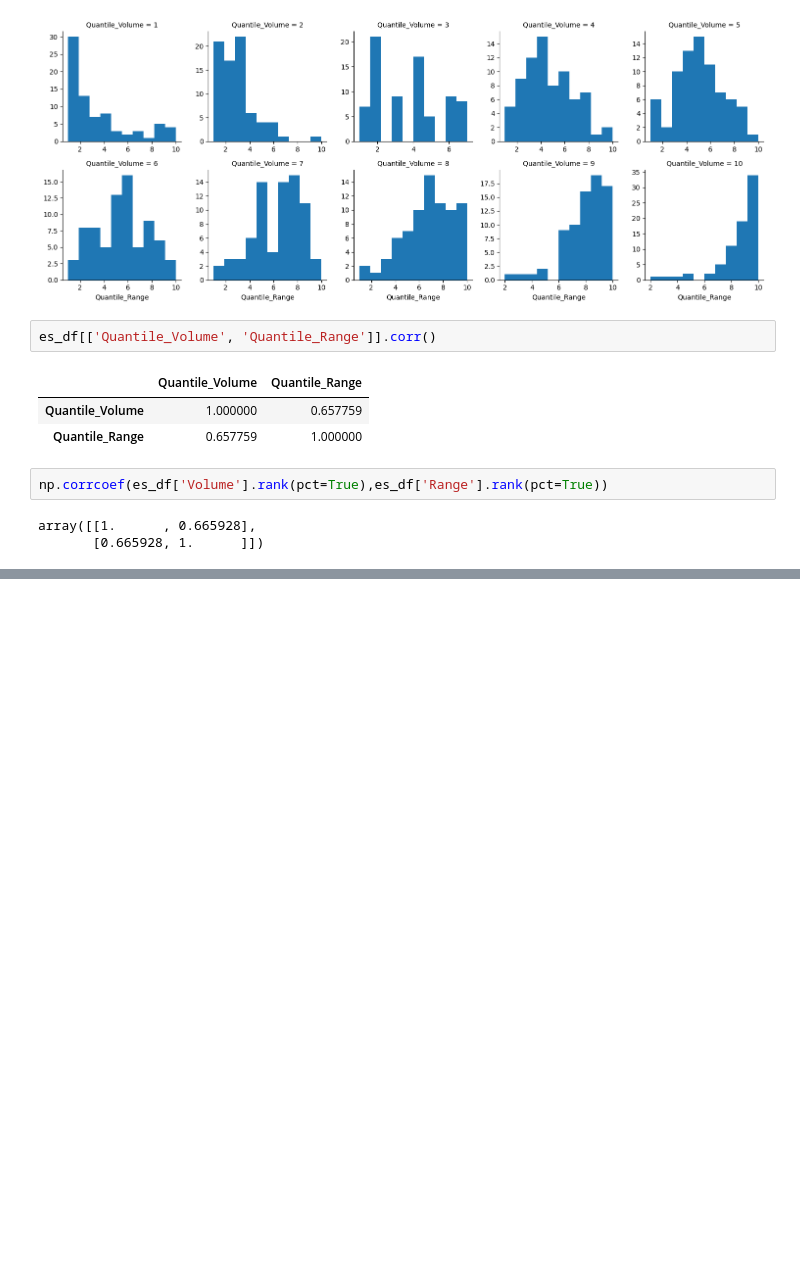
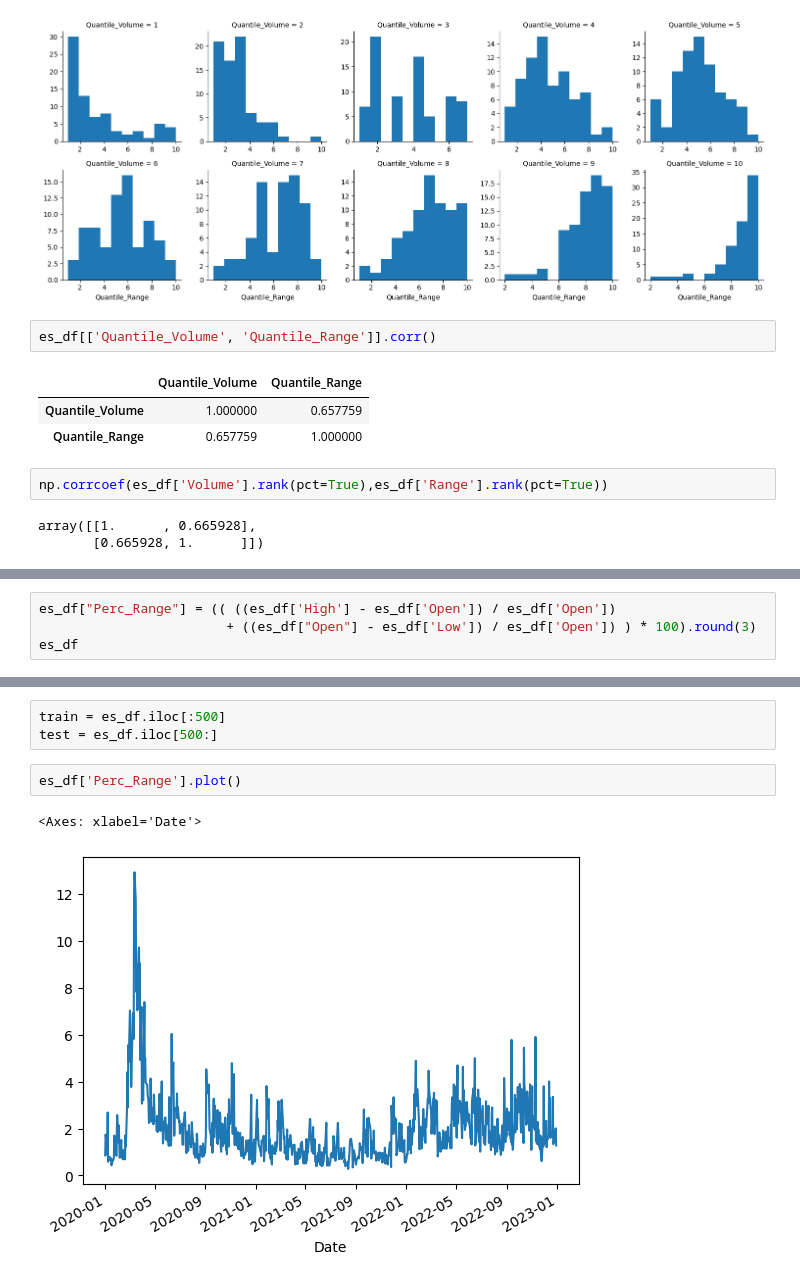
Before and after one commit to Readerlution/Finance, a Jupyter notebook: PVT/SP500F.ipynb, the cells around one changed output, grey strips where cells are left out. Cells and saved outputs as stored; diff of their text form; blank space fills up the shorter version.

Commit message:
range_percent

```diff
--- a/PVT/SP500F.ipynb
+++ b/PVT/SP500F.ipynb
@@ -50,0 +70,4 @@ array([[1.      , 0.665928],
+# %%
+es_df["Perc_Range"] = (( ((es_df['High'] - es_df['Open']) / es_df['Open'])
+                        + ((es_df["Open"] - es_df['Low']) / es_df['Open']) ) * 100).round(3)
+es_df
@@ -50,0 +89,8 @@ array([[1.      , 0.665928],
+# %%
+train = es_df.iloc[:500]
+test = es_df.iloc[500:]
+# %%
+es_df['Perc_Range'].plot()
+# %% [output]
+<Axes: xlabel='Date'>
+[figure, added]
```
Also changed, not shown: parts of 3 cells of this notebook.
